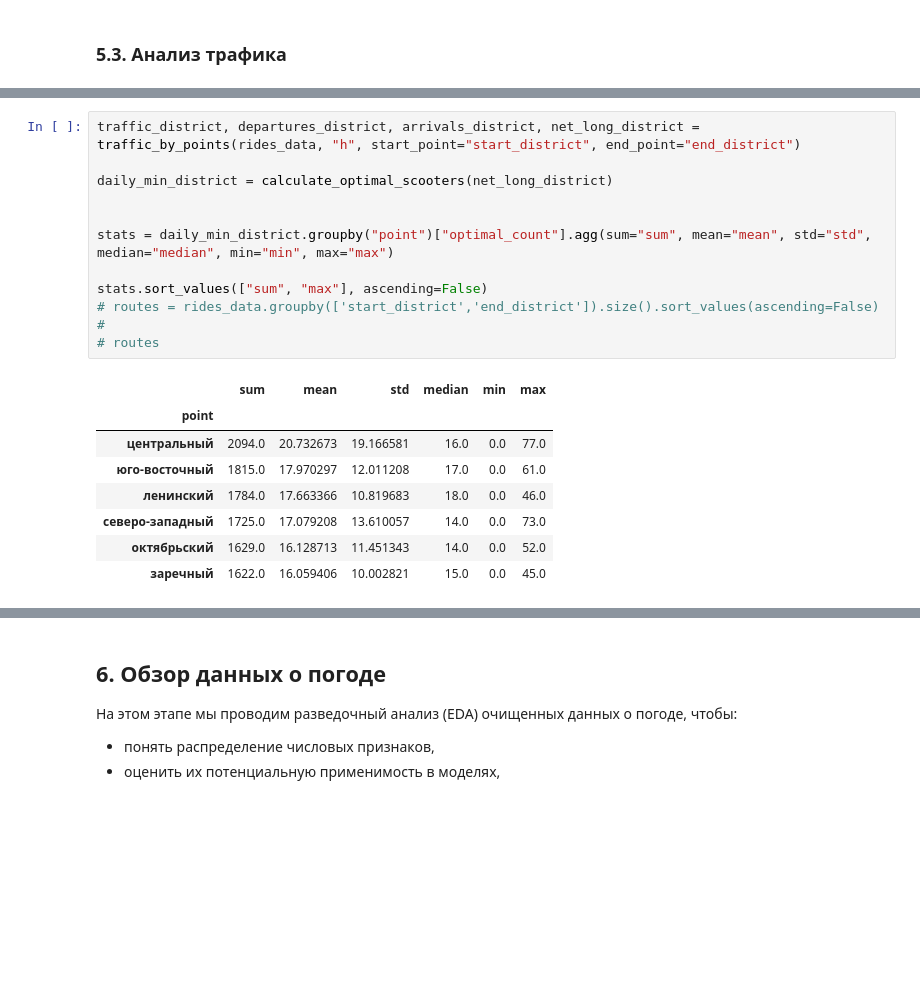
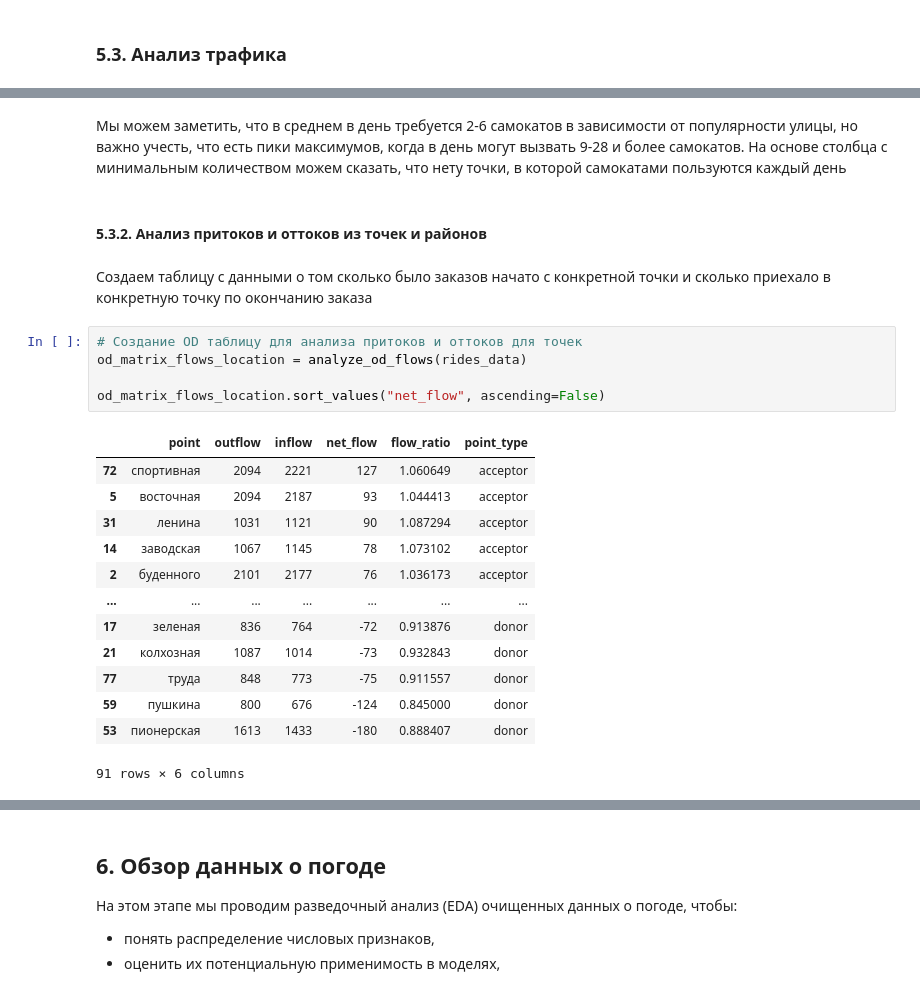
Before and after one commit to fIIame/scooter_sharing_analysis, a Jupyter notebook: notebooks/EDA.ipynb, the cells around one changed output, grey strips where cells are left out. Cells and saved outputs as stored; diff of their text form; blank space fills up the shorter version.

Commit message:
feat: Доработка анализа трафика

```diff
--- a/notebooks/EDA.ipynb
+++ b/notebooks/EDA.ipynb
@@ -423,24 +422,28 @@ stats.sort_values(["sum", "max"], ascending=False)
 | матросова | 190.0 | 1.881188 | 1.966149 | 1.0 | 0.0 | 9.0 |
 | гагарина | 185.0 | 1.831683 | 1.860480 | 1.0 | 0.0 | 9.0 |
 91 rows × 6 columns
+# %% [markdown]
+Мы можем заметить, что в среднем в день требуется 2-6 самокатов в зависимости от популярности улицы, но важно учесть, что есть пики максимумов, когда в день могут вызвать 9-28 и более самокатов. На основе столбца с минимальным количеством можем сказать, что нету точки, в которой самокатами пользуются каждый день
+# %% [markdown]
+#### 5.3.2. Анализ притоков и оттоков из точек и районов
+# %% [markdown]
+Создаем таблицу с данными о том сколько было заказов начато с конкретной точки и сколько приехало в конкретную точку по окончанию заказа
 # %%
-traffic_district, departures_district, arrivals_district, net_long_district = traffic_by_points(rides_data, "h", start_point="start_district", end_point="end_district")
+# Создание OD таблицу для анализа притоков и оттоков для точек
+od_matrix_flows_location = analyze_od_flows(rides_data)
 
-daily_min_district = calculate_optimal_scooters(net_long_district)
-
-
-stats = daily_min_district.groupby("point")["optimal_count"].agg(sum="sum", mean="mean", std="std", median="median", min="min", max="max")
-
-stats.sort_values(["sum", "max"], ascending=False)
-# routes = rides_data.groupby(['start_district','end_district']).size().sort_values(ascending=False)
-#
-# routes
+od_matrix_flows_location.sort_values("net_flow", ascending=False)
 # %% [output]
-|  | sum | mean | std | median | min | max |
-| point |  |  |  |  |  |  |
-| центральный | 2094.0 | 20.732673 | 19.166581 | 16.0 | 0.0 | 77.0 |
-| юго-восточный | 1815.0 | 17.970297 | 12.011208 | 17.0 | 0.0 | 61.0 |
-| ленинский | 1784.0 | 17.663366 | 10.819683 | 18.0 | 0.0 | 46.0 |
-| северо-западный | 1725.0 | 17.079208 | 13.610057 | 14.0 | 0.0 | 73.0 |
-| октябрьский | 1629.0 | 16.128713 | 11.451343 | 14.0 | 0.0 | 52.0 |
-| заречный | 1622.0 | 16.059406 | 10.002821 | 15.0 | 0.0 | 45.0 |
+|  | point | outflow | inflow | net_flow | flow_ratio | point_type |
+| 72 | спортивная | 2094 | 2221 | 127 | 1.060649 | acceptor |
+| 5 | восточная | 2094 | 2187 | 93 | 1.044413 | acceptor |
+| 31 | ленина | 1031 | 1121 | 90 | 1.087294 | acceptor |
+| 14 | заводская | 1067 | 1145 | 78 | 1.073102 | acceptor |
+| 2 | буденного | 2101 | 2177 | 76 | 1.036173 | acceptor |
+| ... | ... | ... | ... | ... | ... | ... |
+| 17 | зеленая | 836 | 764 | -72 | 0.913876 | donor |
+| 21 | колхозная | 1087 | 1014 | -73 | 0.932843 | donor |
+| 77 | труда | 848 | 773 | -75 | 0.911557 | donor |
+| 59 | пушкина | 800 | 676 | -124 | 0.845000 | donor |
+| 53 | пионерская | 1613 | 1433 | -180 | 0.888407 | donor |
+91 rows × 6 columns
```
Also changed, not shown: parts of 13 cells of this notebook, 1 other file.
